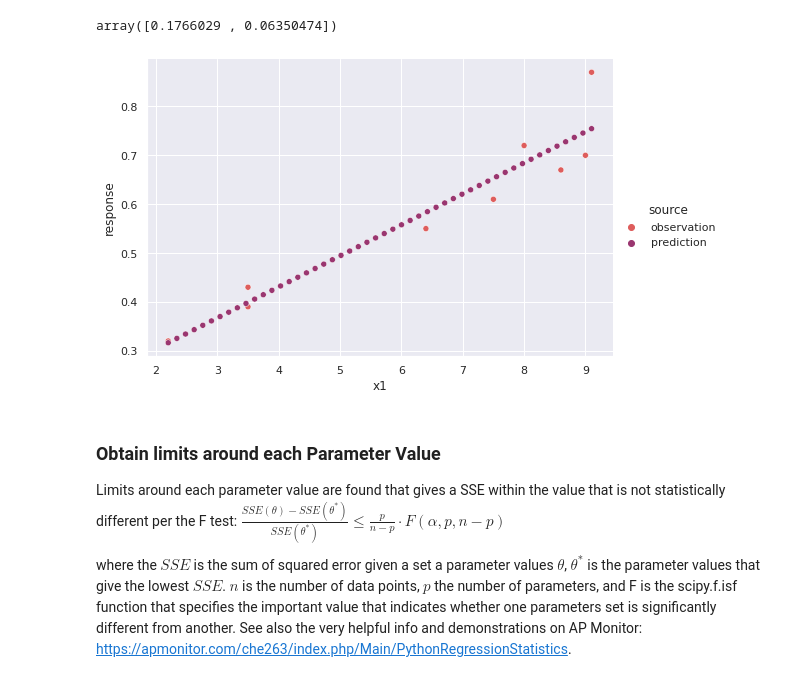
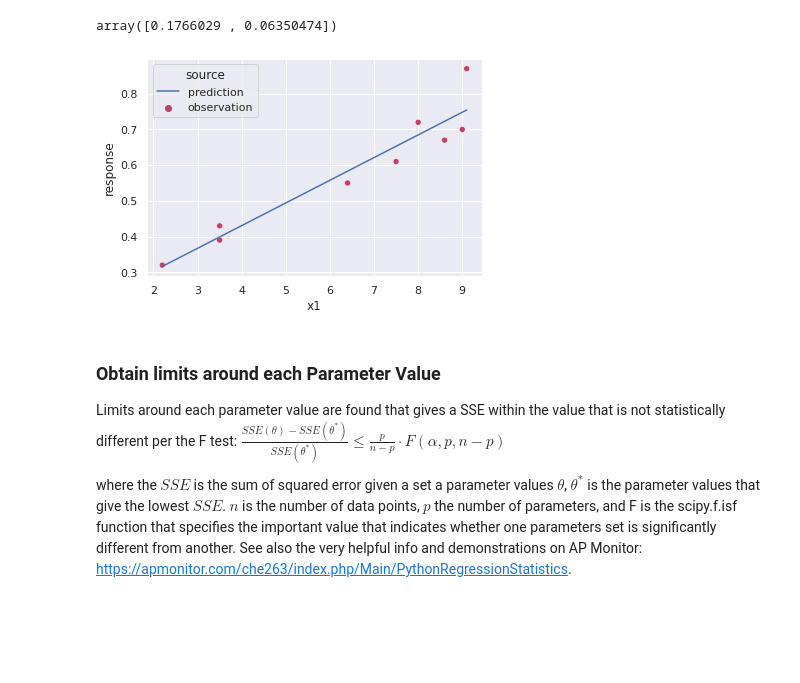
Before and after one commit to clint-bg/tools, a Jupyter notebook: ConfidenceIntervals.ipynb, the cells around one changed output. Drawn from its saved outputs; the diff is of its cells as text; code cells hidden in the pictures; blank space fills up the shorter version.

```diff
--- a/ConfidenceIntervals.ipynb
+++ b/ConfidenceIntervals.ipynb
@@ -157,10 +157,13 @@ array([0.1766029 , 0.06350474])
 prediction = pd.DataFrame({'x1':np.linspace(data['x1'].min(),data['x1'].max(),50)})
 prediction['response'] = prediction['x1']*optparametervals[1] + optparametervals[0]
 prediction['source'] = 'prediction'
-p = sns.relplot(x='x1',y='response',hue='source',palette='flare',data=pd.concat([data,prediction]),aspect=15/10);
-plt.show()
-# %% [output]
-[figure, removed]
+# %%
+fig, ax = plt.subplots()
+p = sns.scatterplot(x='x1',y='response',hue='source',palette='flare',data=data,ax=ax);
+p = sns.lineplot(x='x1',y='response',hue='source',data=prediction,ax=ax)
+plt.show()
+# %% [output]
+[figure, added]
 # %% [markdown]
 ### Obtain limits around each Parameter Value
 Limits around each parameter value are found that gives a SSE within the value that is not statistically different per the F test:
```
Also changed, not shown: parts of 23 cells of this notebook.
